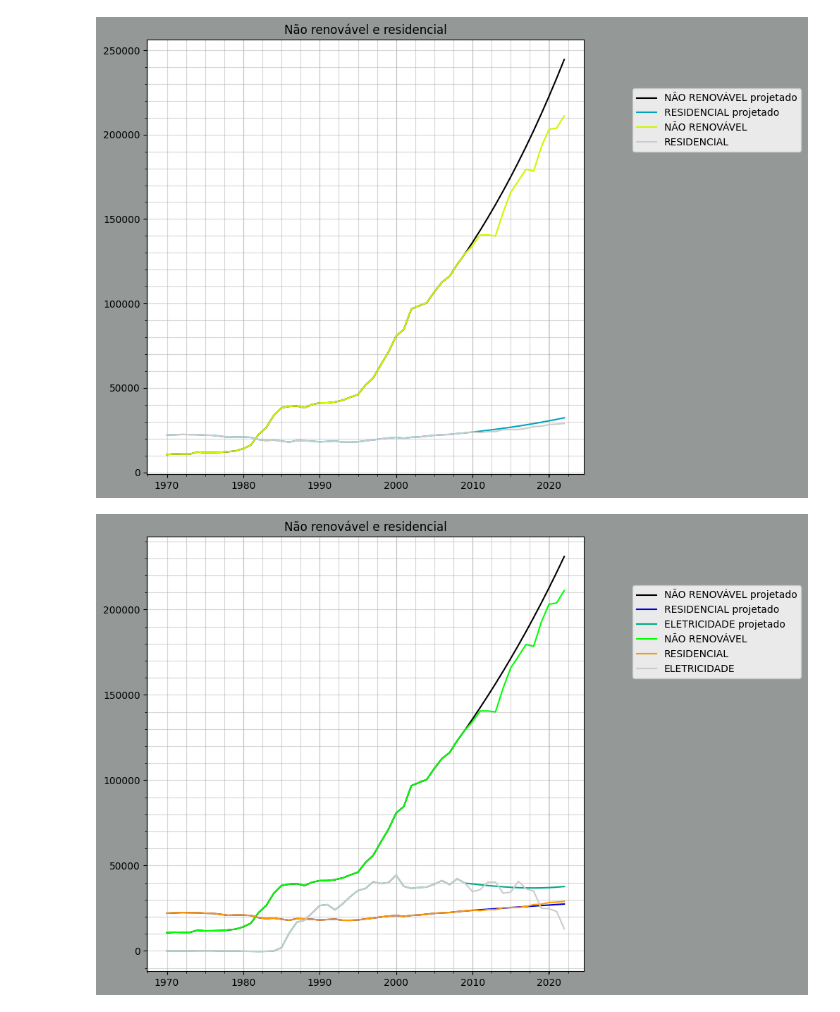
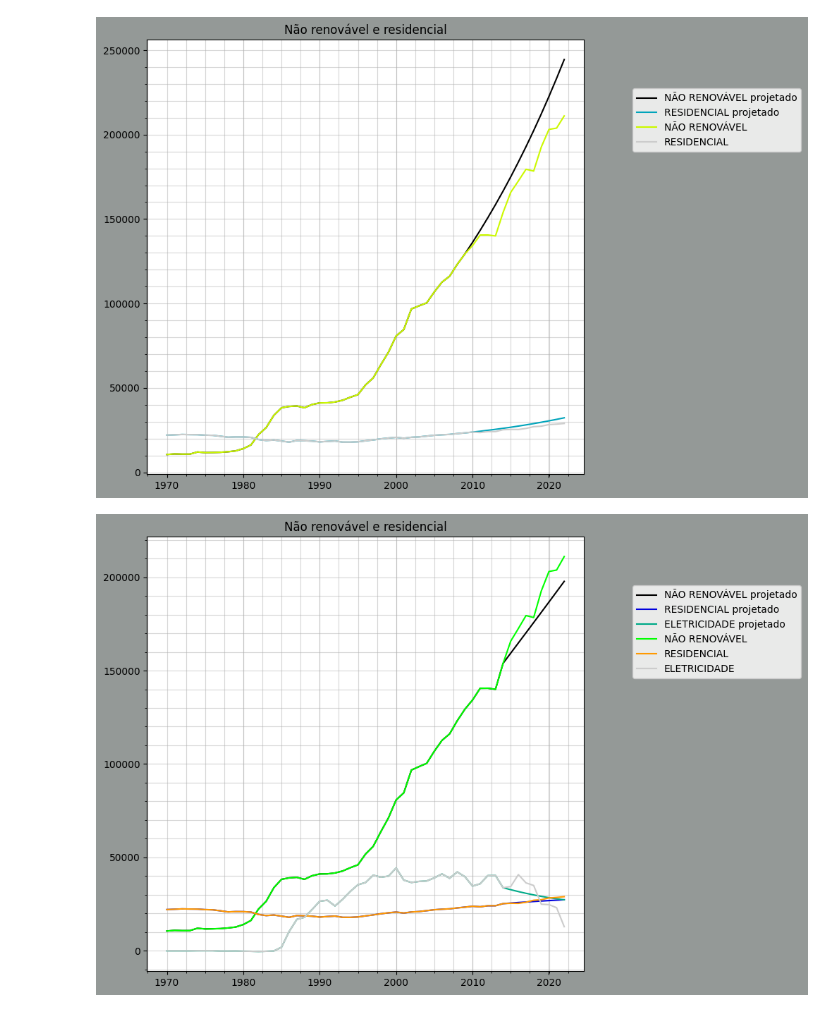
Before and after one commit to scrrpfv/projeto-ip, a Jupyter notebook: Analises/projecao.ipynb, the cells around one changed output. Saved outputs shown, nothing was run; the diff lists cells and outputs as text; code cells hidden in the pictures.

```diff
--- a/Analises/projecao.ipynb
+++ b/Analises/projecao.ipynb
@@ -25,6 +37,6 @@ resultado1 = df.projection_var(40, [(0, 'NÃO RENOVÁVEL'), ('Consumo_Final_por_
 # %% [output]
 [figure]
 # %%
-resultado2 = df.projection_var(40, [(0, 'NÃO RENOVÁVEL'), ('Consumo_Final_por_Setor', 'RESIDENCIAL'), ('Dependência_Externa_de_Energia', 'ELETRICIDADE')], 'Não renovável e residencial')
+resultado2 = df.projection_var(45, [(0, 'NÃO RENOVÁVEL'), ('Consumo_Final_por_Setor', 'RESIDENCIAL'), ('Dependência_Externa_de_Energia', 'ELETRICIDADE')], 'Não renovável e residencial')
 # %% [output]
-[figure, old version]
+[figure, new version]
```
Also changed, not shown: parts of 13 cells of this notebook.
